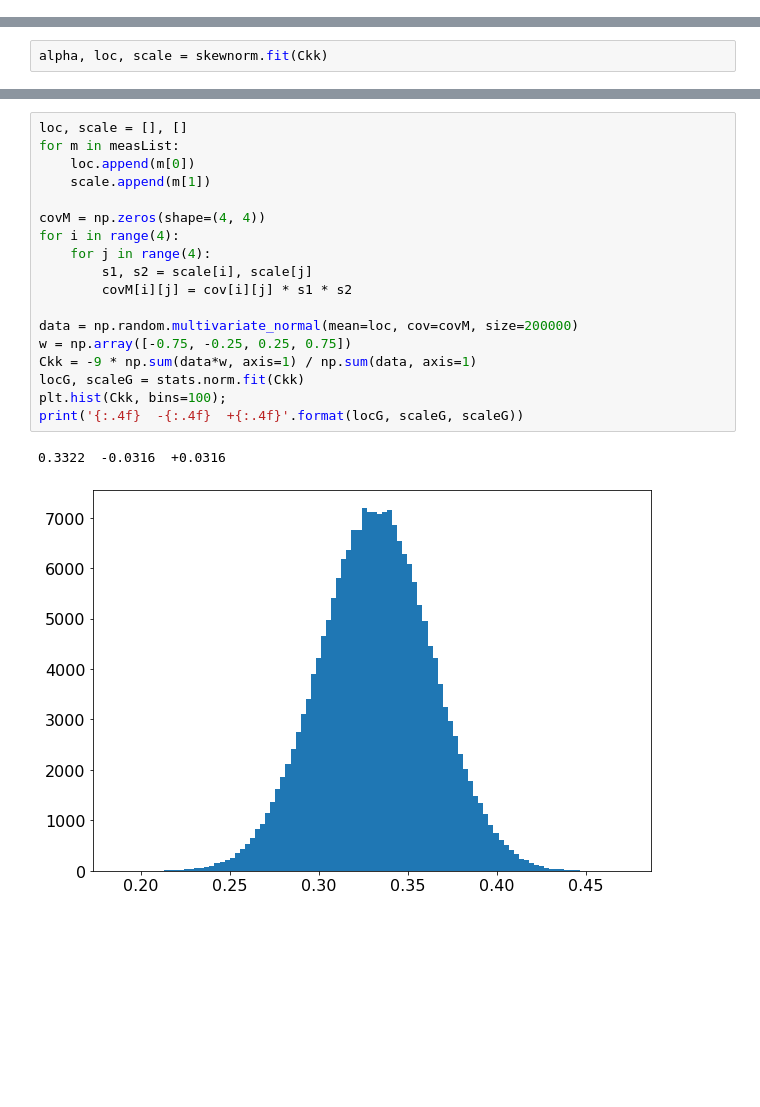
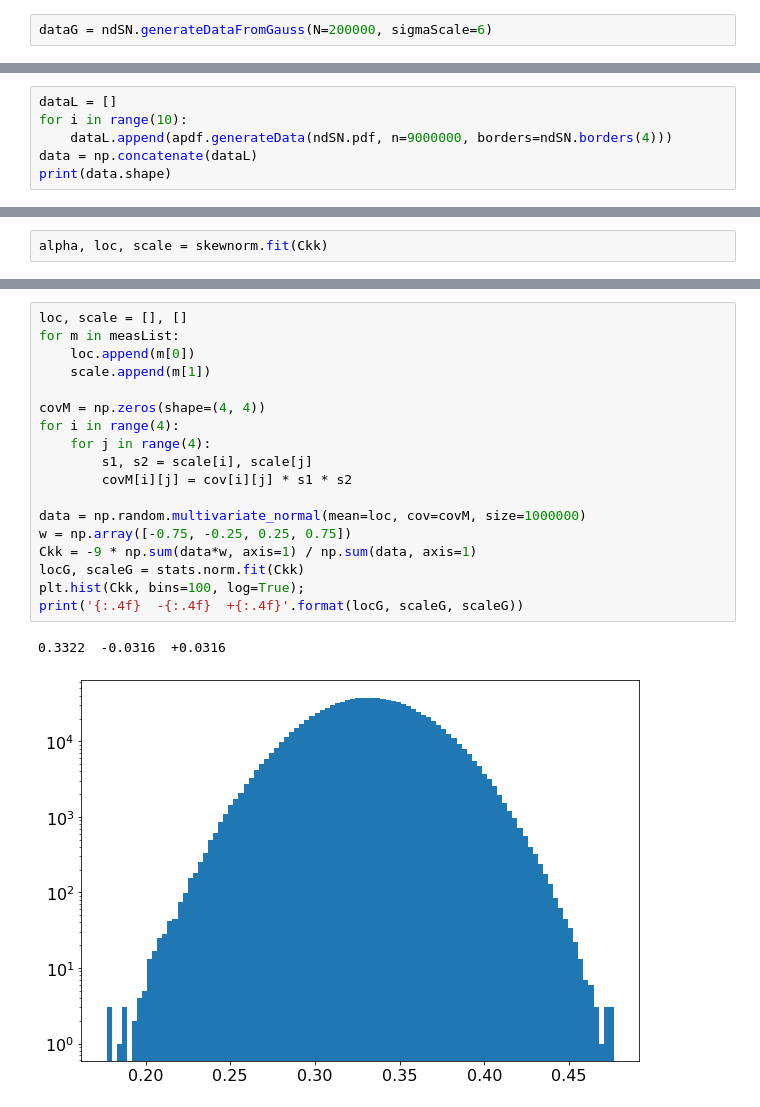
Before and after one commit to rmadar/asympdf, a Jupyter notebook: SymetricMeasurement.ipynb, the cells around one changed output, grey strips where cells are left out. Cells and saved outputs as stored; diff of their text form; blank space fills up the shorter version.

```diff
--- a/SymetricMeasurement.ipynb
+++ b/SymetricMeasurement.ipynb
@@ -117,3 +58,5 @@ print(dataG.shape)
+# %%
+dataG = ndSN.generateDataFromGauss(N=200000, sigmaScale=6)
 # %%
 w = np.array([-0.75, -0.25, 0.25, 0.75])
 CkkG = -9 * np.sum(dataG*w, axis=1) / np.sum(dataG, axis=1)
@@ -150,0 +83,6 @@ print(data.shape)
+# %%
+dataL = []
+for i in range(10):
+    dataL.append(apdf.generateData(ndSN.pdf, n=9000000, borders=ndSN.borders(4)))
+data = np.concatenate(dataL)
+print(data.shape)
@@ -165,21 +169,21 @@ print('{:.4f}  -{:.4f}  +{:.4f}'.format(*sn.measAsymError()))
 # %%
 loc, scale = [], []
 for m in measList:
     loc.append(m[0])
     scale.append(m[1])
 
 covM = np.zeros(shape=(4, 4))
 for i in range(4):
     for j in range(4):
         s1, s2 = scale[i], scale[j]
         covM[i][j] = cov[i][j] * s1 * s2
 
-data = np.random.multivariate_normal(mean=loc, cov=covM, size=200000)
+data = np.random.multivariate_normal(mean=loc, cov=covM, size=1000000)
 w = np.array([-0.75, -0.25, 0.25, 0.75])
 Ckk = -9 * np.sum(data*w, axis=1) / np.sum(data, axis=1)
 locG, scaleG = stats.norm.fit(Ckk)
-plt.hist(Ckk, bins=100);
+plt.hist(Ckk, bins=100, log=True);
 print('{:.4f}  -{:.4f}  +{:.4f}'.format(locG, scaleG, scaleG))
 # %% [output]
 0.3322  -0.0316  +0.0316
-[figure, old version]
+[figure, new version]
```
Also changed, not shown: parts of 16 cells of this notebook, 5 other files.
